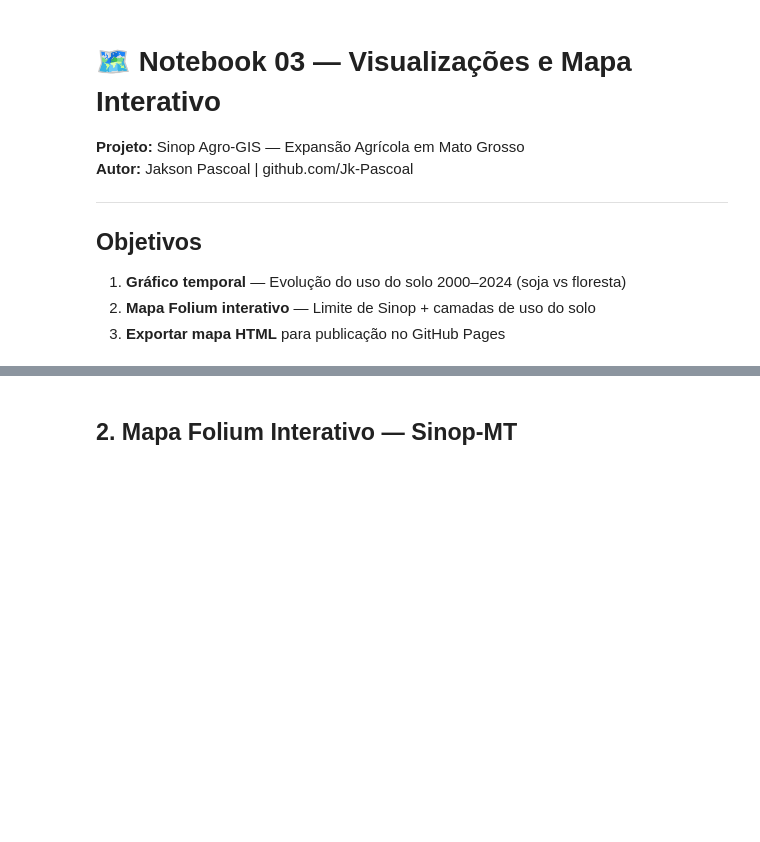
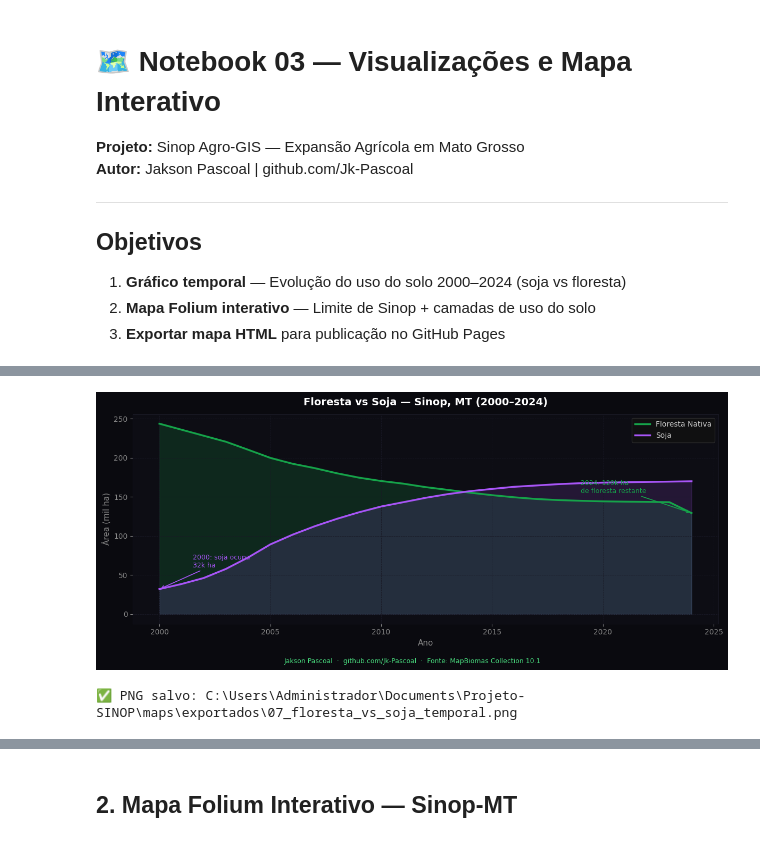
Before and after one commit to Jk-Pascoal/sinop-agro-gis, a Jupyter notebook: notebooks/03_visualizacao.ipynb, the cells around one changed output, grey strips where cells are left out. Cells and saved outputs as stored; diff of their text form; code cells hidden in the pictures; blank space fills up the shorter version.

Commit message:
feat: notebooks 02 e 03 executados - gráfico temporal floresta/soja, mapa Folium interativo e mapa contexto MT

```diff
--- a/notebooks/03_visualizacao.ipynb
+++ b/notebooks/03_visualizacao.ipynb
@@ -70 +81,47 @@ print(f'→ A soja cresceu {ganho_soja/1000:.0f}x em área.')
+# %%
+# ── Gráfico temporal com matplotlib (sem kaleido) ───────────────────────────
+fig, ax = plt.subplots(figsize=(12, 5), facecolor='#0a0a0f')
+ax.set_facecolor('#0d0d14')
+
+f_mil = [f/1000 for f in floresta]
+s_mil = [s/1000 for s in soja]
+
+ax.fill_between(anos, f_mil, alpha=0.18, color='#16a34a')
+ax.plot(anos, f_mil, color='#16a34a', linewidth=2.5, label='Floresta Nativa')
+
+ax.fill_between(anos, s_mil, alpha=0.15, color='#a855f7')
+ax.plot(anos, s_mil, color='#a855f7', linewidth=2.5, label='Soja')
+
+# Anotações
+ax.annotate('2000: soja ocupa\n32k ha', xy=(2000, 32), xytext=(2001.5, 60),
+            color='#a855f7', fontsize=9,
+            arrowprops=dict(arrowstyle='->', color='#a855f7', lw=1.2))
+ax.annotate(f'2024: {floresta[-1]/1000:.0f}k ha\nde floresta restante',
+            xy=(2024, floresta[-1]/1000), xytext=(2019, 155),
+            color='#16a34a', fontsize=9,
+            arrowprops=dict(arrowstyle='->', color='#16a34a', lw=1.2))
+
+ax.set_title('Floresta vs Soja — Sinop, MT (2000–2024)',
+             color='#fff', fontsize=14, fontweight='bold', pad=12)
+ax.set_xlabel('Ano', color='#888', fontsize=11)
+ax.set_ylabel('Área (mil ha)', color='#888', fontsize=11)
+ax.tick_params(colors='#888')
+ax.grid(color='#1a1a26', linewidth=0.6, linestyle='--')
+for spine in ax.spines.values():
+    spine.set_edgecolor('#1a1a26')
+
+leg = ax.legend(facecolor='#111', edgecolor='#333', labelcolor='#ccc', fontsize=10)
+
+plt.figtext(0.5, -0.03,
+            'Jakson Pascoal  ·  github.com/Jk-Pascoal  ·  Fonte: MapBiomas Collection 10.1',
+            ha='center', color='#4ade80', fontsize=9)
+plt.tight_layout()
+
+out_png = MAPS_DIR / '07_floresta_vs_soja_temporal.png'
+plt.savefig(str(out_png), dpi=150, bbox_inches='tight', facecolor='#0a0a0f')
+plt.show()
+print(f'✅ PNG salvo: {out_png}')
+# %% [output]
+[figure, added]
+✅ PNG salvo: C:\Users\Administrador\Documents\Projeto-SINOP\maps\exportados\07_floresta_vs_soja_temporal.png
 # %%
```
Also changed, not shown: parts of 6 cells of this notebook, 10 other files.
